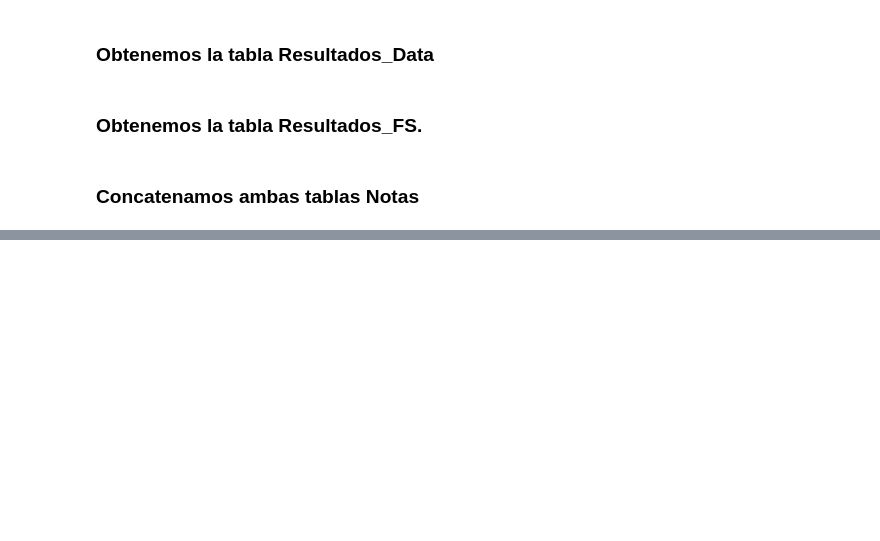
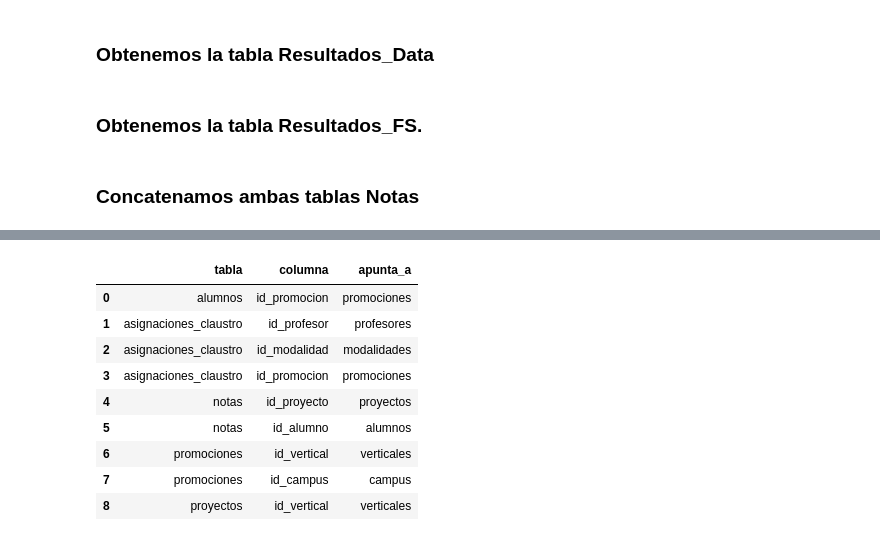
Before and after one commit to pablo-droid/proyecto_sql_noviembre, a Jupyter notebook: proyecto_ddbb.ipynb, the cells around one changed output, grey strips where cells are left out. Drawn from its saved outputs; the diff is of its cells as text; code cells hidden in the pictures; blank space fills up the shorter version.

Commit message:
Creación de tablas y visualización de datos. V6

```diff
--- a/proyecto_ddbb.ipynb
+++ b/proyecto_ddbb.ipynb
@@ -219,0 +413,10 @@ Notas.head(10)
+# %%
+import os
+from dotenv import load_dotenv
+from sqlalchemy import create_engine, text
+
+load_dotenv()
+engine = create_engine(os.getenv("DATABASE_URL"))
+
+with engine.connect() as conn:
+    print(conn.execute(text("SELECT current_database()")).fetchone())
@@ -219,0 +442,6 @@ Notas.head(10)
+# %%
+with engine.connect() as conn:
+    for tabla in ["campus", "verticales", "promociones", "alumnos", "proyectos",
+                  "profesores", "modalidades", "asignaciones_claustro", "notas"]:
+        total = conn.execute(text(f"SELECT COUNT(*) FROM {tabla}")).scalar()
+        print(tabla, total)
@@ -219,0 +458,23 @@ Notas.head(10)
+# %%
+consulta = """
+SELECT tc.table_name AS tabla,
+       kcu.column_name AS columna,
+       ccu.table_name AS apunta_a
+FROM information_schema.table_constraints tc
+JOIN information_schema.key_column_usage kcu ON tc.constraint_name = kcu.constraint_name
+JOIN information_schema.constraint_column_usage ccu ON tc.constraint_name = ccu.constraint_name
+WHERE tc.constraint_type = 'FOREIGN KEY'
+ORDER BY tc.table_name;
+"""
+pd.read_sql(consulta, engine)
+# %% [output]
+|  | tabla | columna | apunta_a |
+| 0 | alumnos | id_promocion | promociones |
+| 1 | asignaciones_claustro | id_profesor | profesores |
+| 2 | asignaciones_claustro | id_modalidad | modalidades |
+| 3 | asignaciones_claustro | id_promocion | promociones |
+| 4 | notas | id_proyecto | proyectos |
+| 5 | notas | id_alumno | alumnos |
+| 6 | promociones | id_vertical | verticales |
+| 7 | promociones | id_campus | campus |
+| 8 | proyectos | id_vertical | verticales |
```
Also changed, not shown: parts of 26 cells of this notebook.
